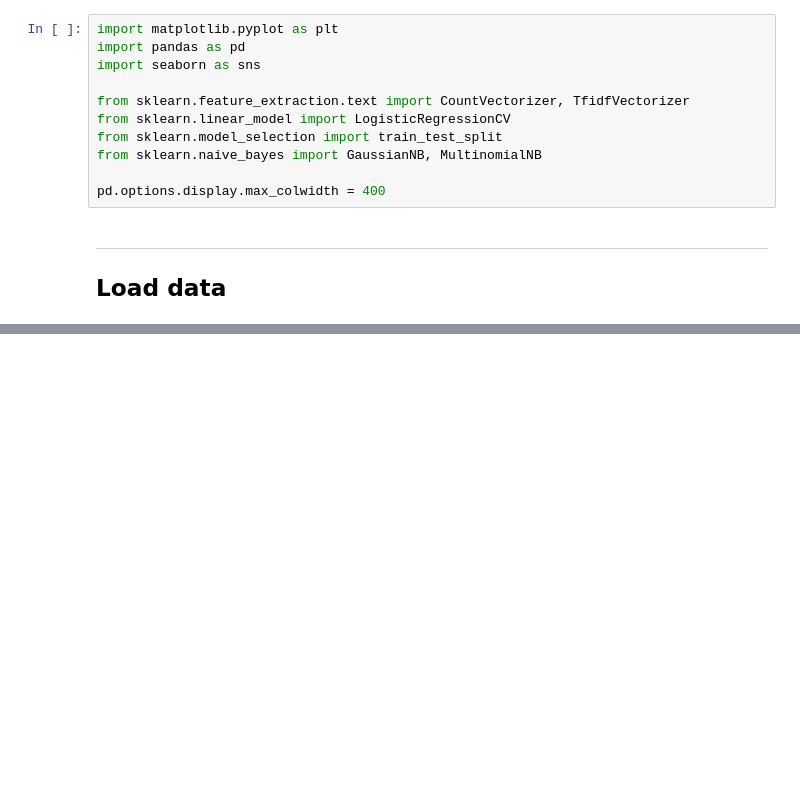
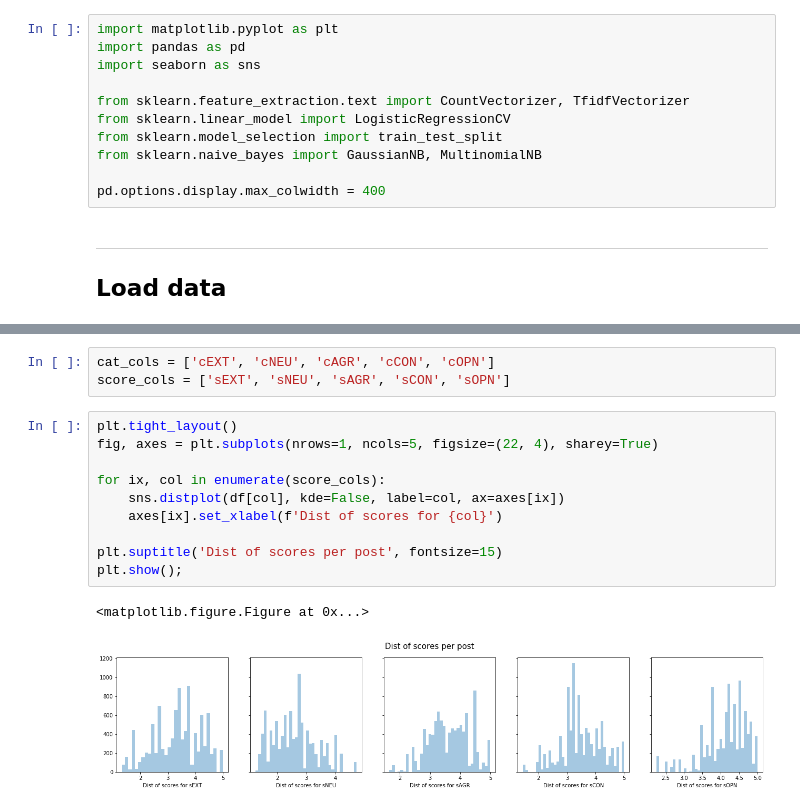
Before and after one commit to ga-curriculum/lab-nlp-eda, a Jupyter notebook: solution-code.ipynb, the cells around one changed output, grey strips where cells are left out. Cells and saved outputs as stored; diff of their text form; blank space fills up the shorter version.

```diff
--- a/solution-code.ipynb
+++ b/solution-code.ipynb
@@ -69,0 +132,16 @@ df.head(3)
+# %%
+cat_cols = ['cEXT', 'cNEU', 'cAGR', 'cCON', 'cOPN']
+score_cols = ['sEXT', 'sNEU', 'sAGR', 'sCON', 'sOPN']
+# %%
+plt.tight_layout()
+fig, axes = plt.subplots(nrows=1, ncols=5, figsize=(22, 4), sharey=True)
+
+for ix, col in enumerate(score_cols):
+    sns.distplot(df[col], kde=False, label=col, ax=axes[ix])
+    axes[ix].set_xlabel(f'Dist of scores for {col}')
+
+plt.suptitle('Dist of scores per post', fontsize=15)
+plt.show();
+# %% [output]
+<matplotlib.figure.Figure at 0x...>
+[figure, added]
```
Also changed, not shown: parts of 26 cells of this notebook.
